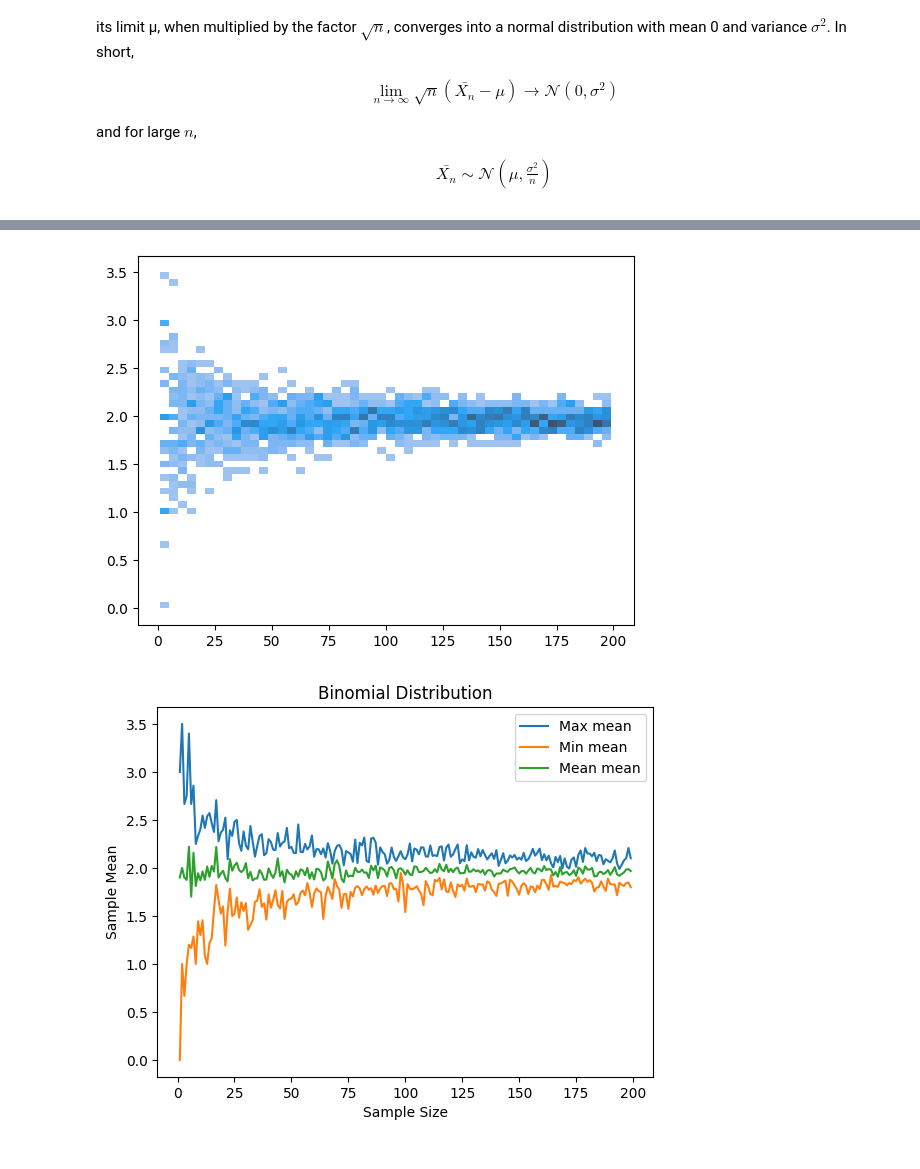
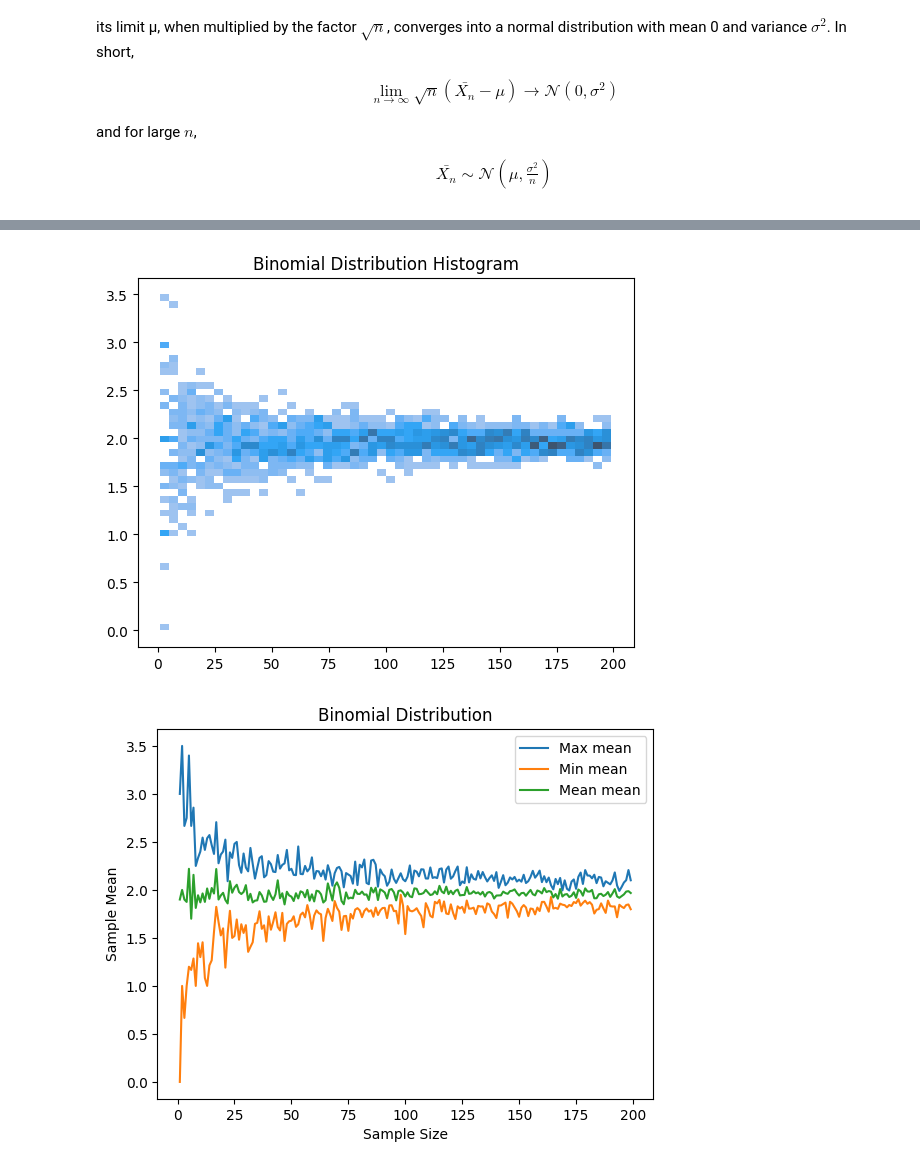
Before and after one commit to edmarRod/Courses, a Jupyter notebook: Statistics/Central_Limit_Theorem.ipynb, the cells around one changed output, grey strips where cells are left out. Cells and saved outputs as stored; diff of their text form; code cells hidden in the pictures.

```diff
--- a/Statistics/Central_Limit_Theorem.ipynb
+++ b/Statistics/Central_Limit_Theorem.ipynb
@@ -84,8 +86,9 @@ plot(df, 'Binomial')
 # %%
 x, y = sample_distribution(binomial_2)
 sns.histplot(x=x, y=y, bins=50)
+plt.title('Binomial Distribution Histogram')
 df = pd.DataFrame({'Sample Size': x, 'Sample Mean': y})
 plot(df, 'Binomial')
 # %% [output]
-[figure, old version]
+[figure, new version]
 [figure]
```
Also changed, not shown: parts of 2 cells of this notebook.
